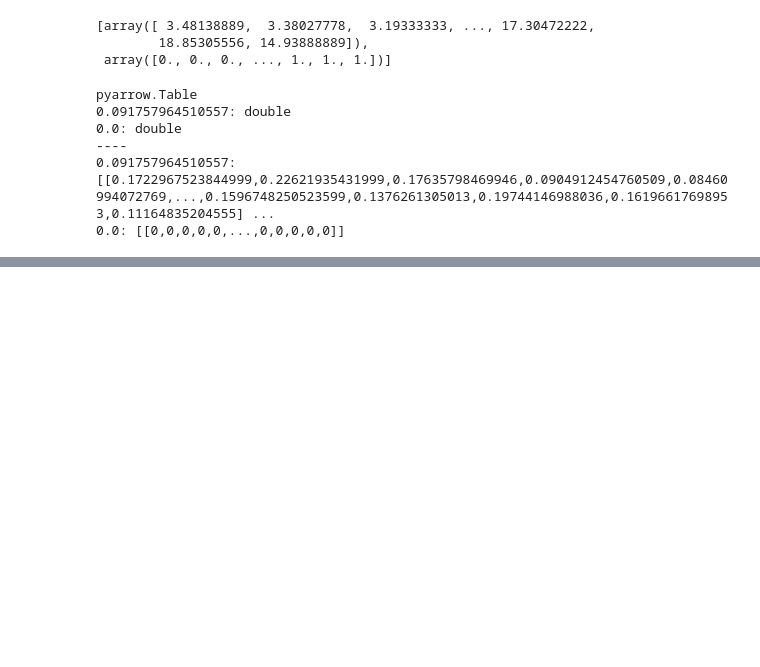
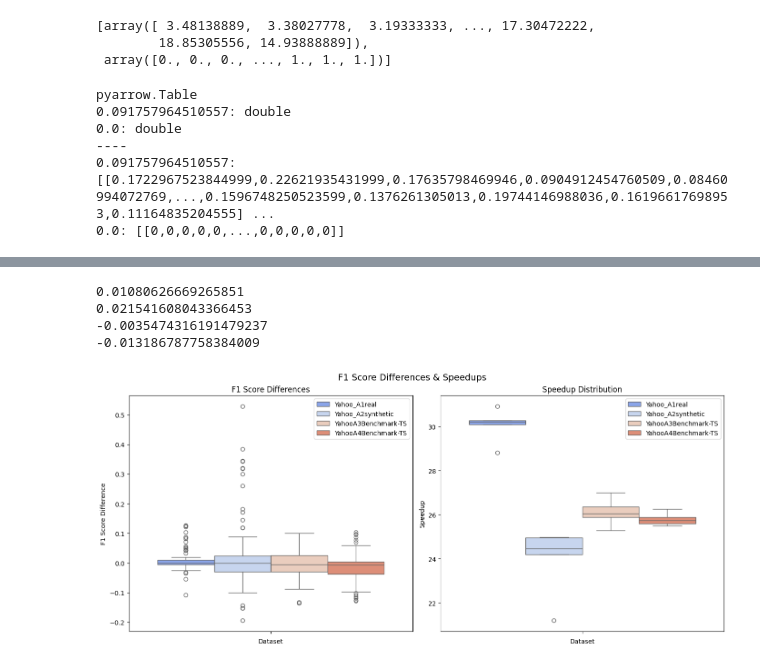
Before and after one commit to patiosga/ADBOD, a Jupyter notebook: test.ipynb, the cells around one changed output, grey strips where cells are left out. Saved outputs shown, nothing was run; the diff lists cells and outputs as text; code cells hidden in the pictures; blank space fills up the shorter version.

```diff
--- a/test.ipynb
+++ b/test.ipynb
@@ -92,6 +93,8 @@ speedups = []
 f1s = []
 # Test the Yahoo dataset with the selected z values
 for dataset in variables.datasets:
+    for i in range(5):
+        times_original, _, _, f1s_original = Experiment.test_dataset(dataset_root_name=dataset, mode='z', slide=100, window=200, z=z1)
     times_half, _, _, f1s_half = Experiment.test_dataset(dataset_root_name=dataset, mode='z', slide=100, window=200, z=z2)
 
     # Calculate speedup
@@ -165,0 +163,10 @@ KeyError: 'Field "data" does not exist in schema'
+# %%
+z = np.arange(4, 20) / 2
+k = np.array([5,6,7,8,9,10,13,17,21,30,40])
+k2 = np.array(k[:int(len(k)*0.25)])
+
+z1 = np.arange(4,8)
+k1 = np.array([6,7,8])
+
+
+speedups, f1s = Experiment.test_all_datasets(mode='opt', slide=100, window=200, z=z1, k=k1)
@@ -165,0 +179,54 @@ KeyError: 'Field "data" does not exist in schema'
+# %%
+import seaborn as sns
+title = 'F1 Score Differences & Speedups'
+# Get the original mean f1 scores in the same order as the datasets (ίδια σειρά με τα f1s που έρχονται ως όρισμα)
+df = pd.read_csv('original_results.csv')
+original_f1s = []
+for dataset in variables.datasets:
+    original_f1s.append(df.groupby('dataset').get_group(dataset)['f1'])
+    # print(len(original_f1s[-1]))
+
+# Compute F1 score differences
+f1_diffs = []
+f1_labels = []
+for i, dataset in enumerate(variables.dataset_names):
+    diffs = list(np.array(f1s[i]) - np.array(original_f1s[i]))  # Ensure element-wise
+    print(np.array(diffs).mean())
+    f1_diffs.extend(diffs)  # Flatten
+    f1_labels.extend([dataset] * len(diffs))  # Repeat dataset label
+
+# Flatten speedups similarly
+speedup_data = []
+speedup_labels = []
+for i, dataset in enumerate(variables.dataset_names):
+    speedup_data.extend(speedups[i])
+    speedup_labels.extend([dataset] * len(speedups[i]))  # Repeat dataset label
+
+
+fig, axes = plt.subplots(1, 2, figsize=(14, 6))
+
+
+
+### --- First Subplot: F1 Score Differences ---
+axes[0].set_title("F1 Score Differences")
+axes[0].set_xlabel("Dataset")
+axes[0].set_ylabel("F1 Score Difference")
+sns.boxplot(hue=f1_labels, y=f1_diffs, ax=axes[0], palette="coolwarm")
+
+
+### --- Second Subplot: Speedup Boxplots ---
+axes[1].set_title("Speedup Distribution")
+axes[1].set_xlabel("Dataset")
+axes[1].set_ylabel("Speedup")
+sns.boxplot(hue=speedup_labels, y=speedup_data, ax=axes[1], palette="coolwarm")
+
+
+plt.tight_layout()
+fig.suptitle(title if title else "F1 Score Differences & Speedups", fontsize=14, y=1.02)
+plt.show()
+# %% [output]
+0.01080626669265851
+0.021541608043366453
+-0.0035474316191479237
+-0.013186787758384009
+[figure, added]
```
Also changed, not shown: parts of 6 cells of this notebook, 8 other files.
